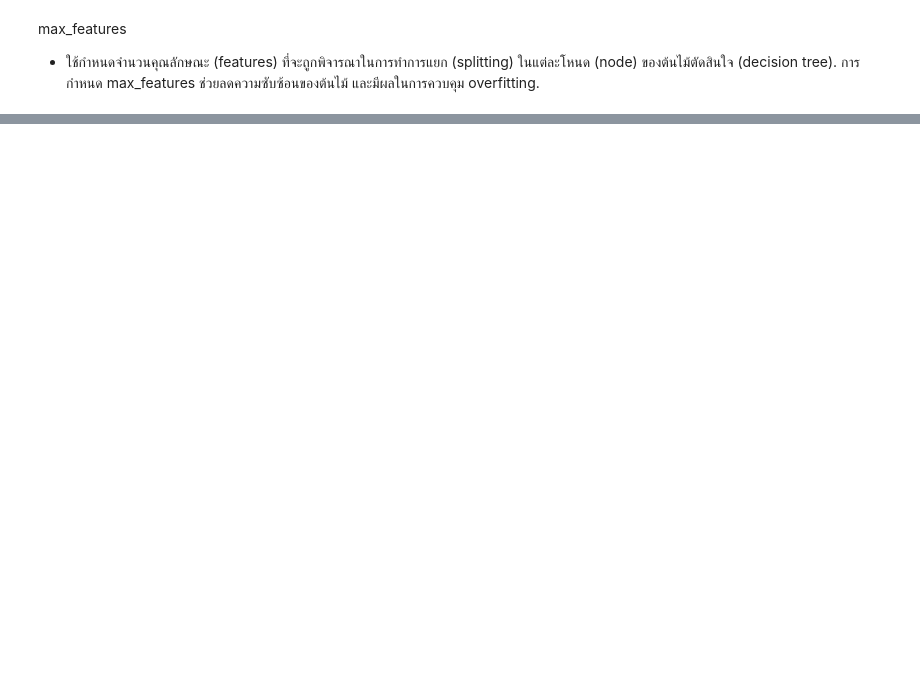
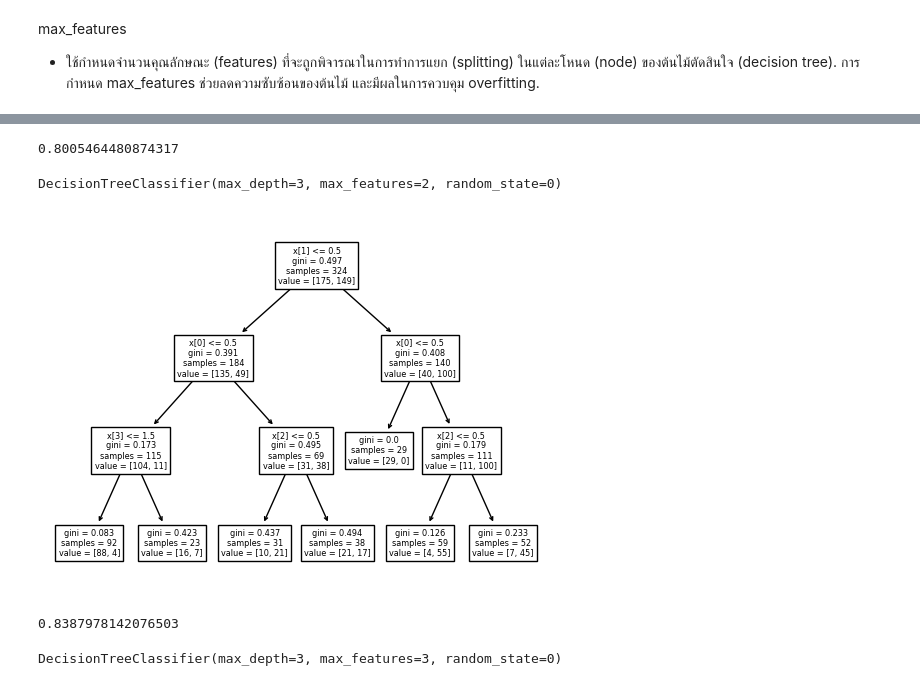
Before and after one commit to kwansawanth/BSC_DPDM23, a Jupyter notebook: Classification.ipynb, the cells around one changed output, grey strips where cells are left out. Cells and saved outputs as stored; diff of their text form; code cells hidden in the pictures; blank space fills up the shorter version.

```diff
--- a/Classification.ipynb
+++ b/Classification.ipynb
@@ -865,0 +331,5 @@ f1_score(y_test, Dtree4.predict(X_test))
+# %%
+Dtreemax_features1 = DecisionTreeClassifier(random_state=0,max_features =1,max_depth=3)
+##กำหนด max_features =1
+# %%
+Dtreemax_features1.fit(X_train,y_train)
@@ -865,0 +344,15 @@ f1_score(y_test, Dtree4.predict(X_test))
+# %%
+accuracy_score(y_test, y_predictmax_features1)
+# %% [output]
+0.8005464480874317
+# %%
+Dtreemax_features2 = DecisionTreeClassifier(random_state=0,max_features =2,max_depth=3)
+##กำหนด max_features =2
+# %%
+Dtreemax_features2.fit(X_train,y_train)
+# %% [output]
+DecisionTreeClassifier(max_depth=3, max_features=2, random_state=0)
+# %%
+tree.plot_tree(Dtreemax_features2);
+# %% [output]
+[figure, added]
@@ -865,0 +361,4 @@ f1_score(y_test, Dtree4.predict(X_test))
+# %%
+accuracy_score(y_test, y_predictmax_features2)
+# %% [output]
+0.8387978142076503
@@ -865,0 +368,4 @@ f1_score(y_test, Dtree4.predict(X_test))
+# %%
+Dtreemax_features3.fit(X_train,y_train)
+# %% [output]
+DecisionTreeClassifier(max_depth=3, max_features=3, random_state=0)
```
Also changed, not shown: parts of 187 cells of this notebook.
